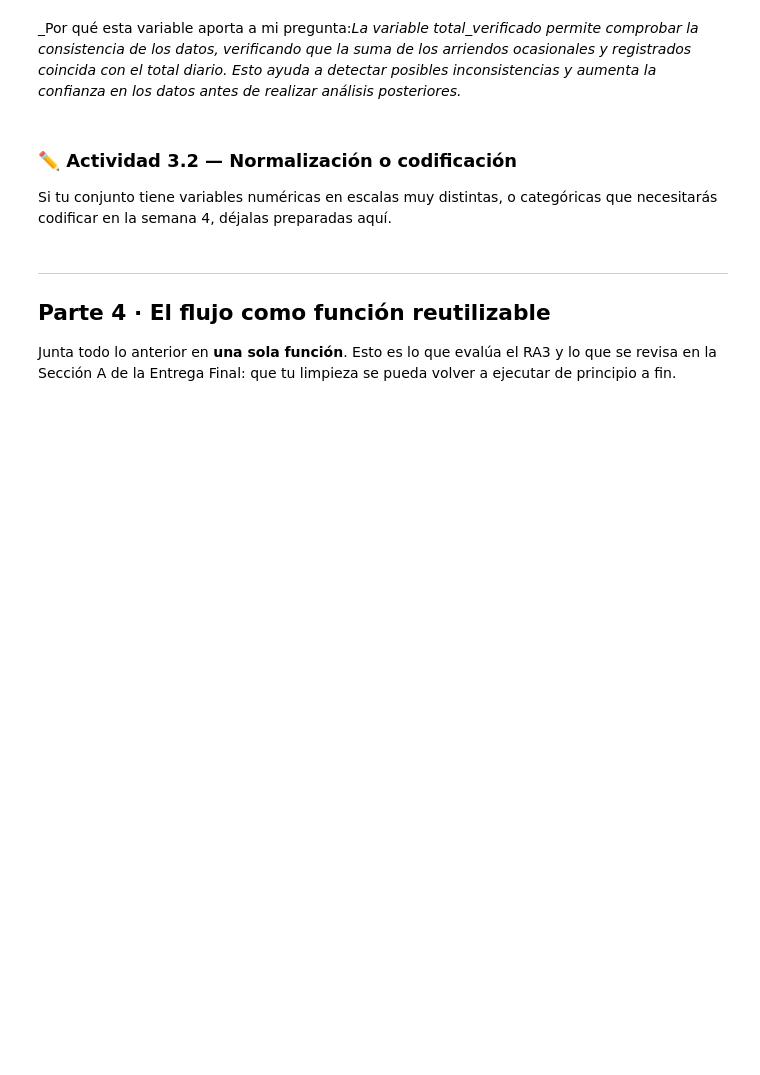
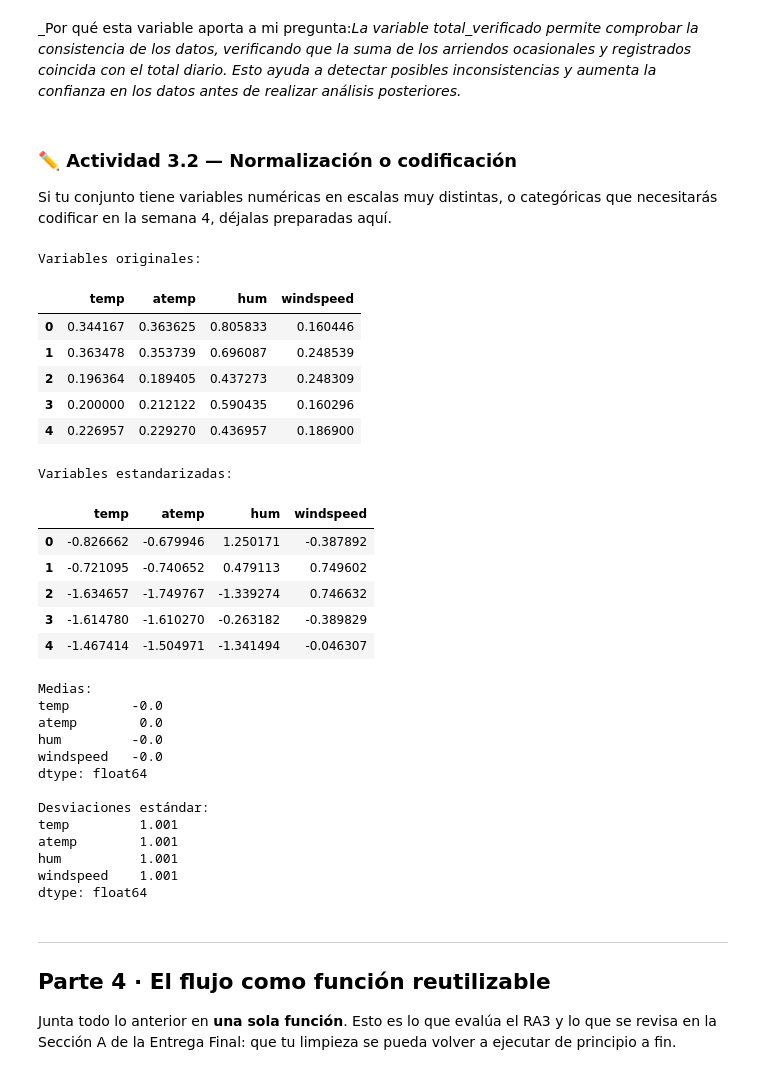
Before and after one commit to rgonzalezp-ucsc/Ciencia-de-Datos_UCSC_Rodrigo_G, a Jupyter notebook: S2_Notebook_Laboratorio_CDD_Gonzalez_Rodrigo.ipynb, the cells around one changed output. Cells and saved outputs as stored; diff of their text form; code cells hidden in the pictures; blank space fills up the shorter version.

```diff
--- a/S2_Notebook_Laboratorio_CDD_Gonzalez_Rodrigo.ipynb
+++ b/S2_Notebook_Laboratorio_CDD_Gonzalez_Rodrigo.ipynb
@@ -561,3 +557,64 @@ Si tu conjunto tiene variables numéricas en escalas muy distintas, o categóric
+# %%
+# Tu código aquí. Referencia:
+
+# Actividad 3.2: preparación de variables
+
+from sklearn.preprocessing import StandardScaler
+
+# Seleccionar variables numéricas continuas
+columnas_numericas = ["temp", "atemp", "hum", "windspeed"]
+
+# Crear una copia de las variables seleccionadas
+df_normalizado = df[columnas_numericas].copy()
+
+# Aplicar estandarización
+escalador = StandardScaler()
+
+df_normalizado[columnas_numericas] = escalador.fit_transform(
+    df_normalizado[columnas_numericas]
+)
+
+# Mostrar resultados
+print("Variables originales:")
+display(df[columnas_numericas].head())
+
+print("Variables estandarizadas:")
+display(df_normalizado.head())
+
+# Comprobar medias y desviaciones estándar
+print("Medias:")
+print(df_normalizado.mean().round(3))
+
+print("\nDesviaciones estándar:")
+print(df_normalizado.std().round(3))
+# %% [output]
+Variables originales:
+|  | temp | atemp | hum | windspeed |
+| 0 | 0.344167 | 0.363625 | 0.805833 | 0.160446 |
+| 1 | 0.363478 | 0.353739 | 0.696087 | 0.248539 |
+| 2 | 0.196364 | 0.189405 | 0.437273 | 0.248309 |
+| 3 | 0.200000 | 0.212122 | 0.590435 | 0.160296 |
+| 4 | 0.226957 | 0.229270 | 0.436957 | 0.186900 |
+Variables estandarizadas:
+|  | temp | atemp | hum | windspeed |
+| 0 | -0.826662 | -0.679946 | 1.250171 | -0.387892 |
+| 1 | -0.721095 | -0.740652 | 0.479113 | 0.749602 |
+| 2 | -1.634657 | -1.749767 | -1.339274 | 0.746632 |
+| 3 | -1.614780 | -1.610270 | -0.263182 | -0.389829 |
+| 4 | -1.467414 | -1.504971 | -1.341494 | -0.046307 |
+Medias:
+temp        -0.0
+atemp        0.0
+hum         -0.0
+windspeed   -0.0
+dtype: float64
+
+Desviaciones estándar:
+temp         1.001
+atemp        1.001
+hum          1.001
+windspeed    1.001
+dtype: float64
 # %% [markdown]
 ---
 ## Parte 4 · El flujo como función reutilizable
```
Also changed, not shown: parts of 3 cells of this notebook.
